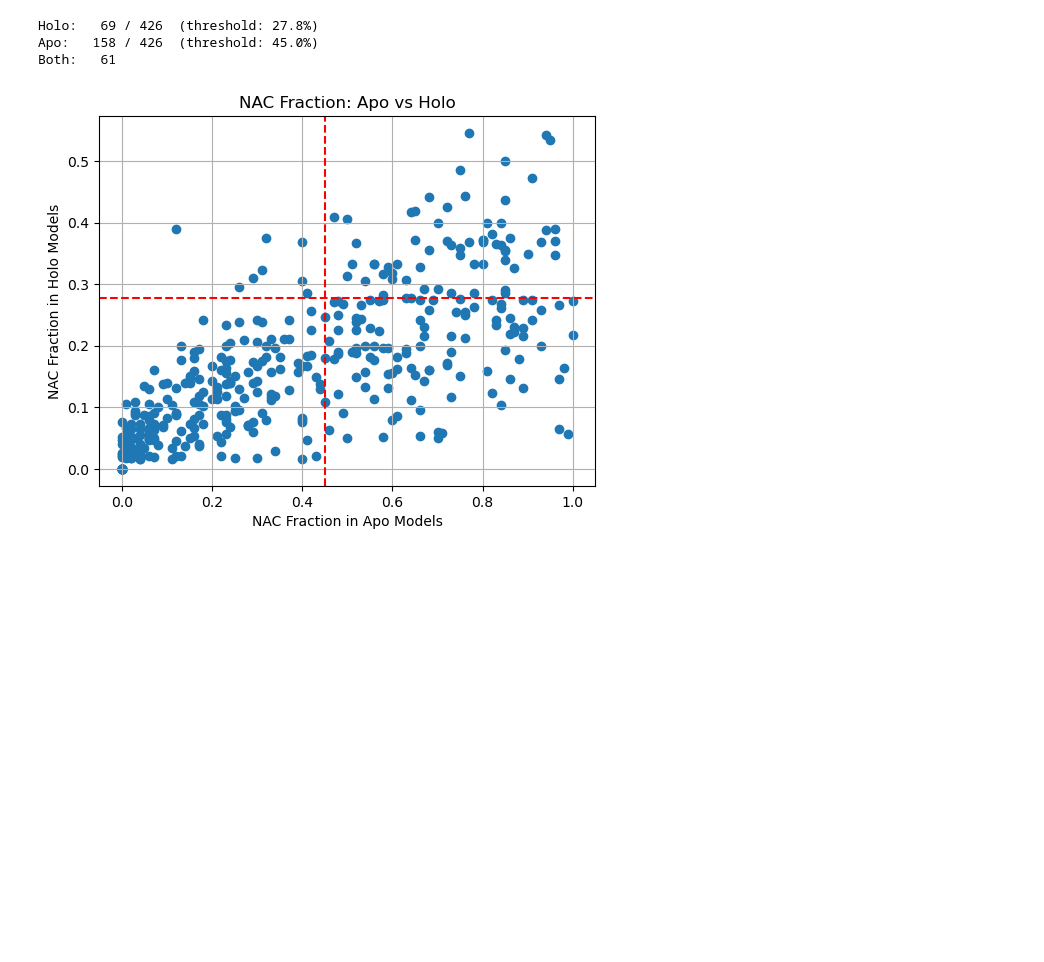
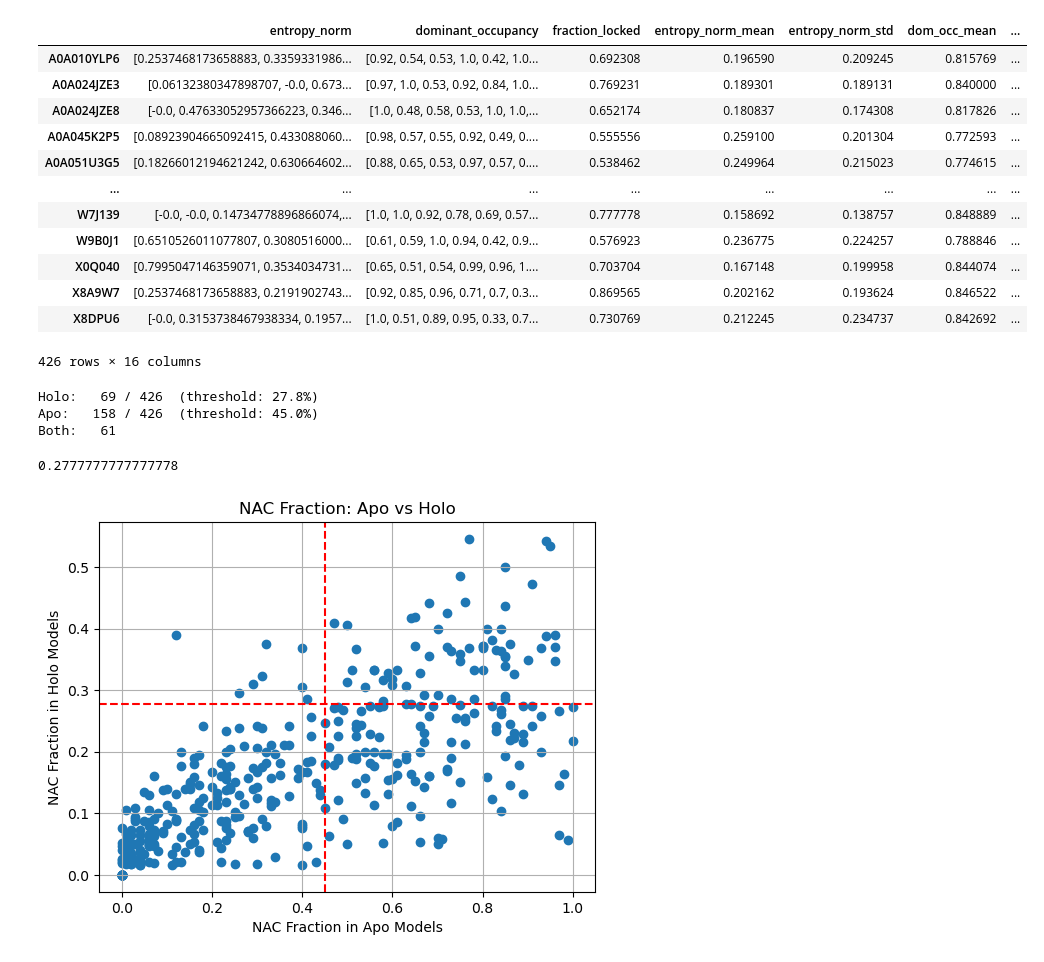
Before and after one commit to hgjiii/NAC_engineering, a Jupyter notebook: analysis_homologs_2_main.ipynb, the cells around one changed output. Drawn from its saved outputs; the diff is of its cells as text; code cells hidden in the pictures; blank space fills up the shorter version.

```diff
--- a/analysis_homologs_2_main.ipynb
+++ b/analysis_homologs_2_main.ipynb
@@ -370,0 +363,18 @@ A0A6G9XT36 =>  NAC_holo: 34.0% (n_conf= 53)  NAC_apo: 85.0% (n_conf=100)
+# %%
+filtered = {k: v for k,v in all_results.items() if v['n_confident_models'] >= 30}
+df = pd.DataFrame.from_dict(filtered, orient='index')
+df
+# %% [output]
+|  | entropy_norm | dominant_occupancy | fraction_locked | entropy_norm_mean | entropy_norm_std | dom_occ_mean | ... |
+| A0A010YLP6 | [0.2537468173658883, 0.3359331986... | [0.92, 0.54, 0.53, 1.0, 0.42, 1.0... | 0.692308 | 0.196590 | 0.209245 | 0.815769 | ... |
+| A0A024JZE3 | [0.06132380347898707, -0.0, 0.673... | [0.97, 1.0, 0.53, 0.92, 0.84, 1.0... | 0.769231 | 0.189301 | 0.189131 | 0.840000 | ... |
+| A0A024JZE8 | [-0.0, 0.47633052957366223, 0.346... | [1.0, 0.48, 0.58, 0.53, 1.0, 1.0,... | 0.652174 | 0.180837 | 0.174308 | 0.817826 | ... |
+| A0A045K2P5 | [0.08923904665092415, 0.433088060... | [0.98, 0.57, 0.55, 0.92, 0.49, 0.... | 0.555556 | 0.259100 | 0.201304 | 0.772593 | ... |
+| A0A051U3G5 | [0.18266012194621242, 0.630664602... | [0.88, 0.65, 0.53, 0.97, 0.57, 0.... | 0.538462 | 0.249964 | 0.215023 | 0.774615 | ... |
+| ... | ... | ... | ... | ... | ... | ... | ... |
+| W7J139 | [-0.0, -0.0, 0.14734778896866074,... | [1.0, 1.0, 0.92, 0.78, 0.69, 0.57... | 0.777778 | 0.158692 | 0.138757 | 0.848889 | ... |
+| W9B0J1 | [0.6510526011077807, 0.3080516000... | [0.61, 0.59, 1.0, 0.94, 0.42, 0.9... | 0.576923 | 0.236775 | 0.224257 | 0.788846 | ... |
+| X0Q040 | [0.7995047146359071, 0.3534034731... | [0.65, 0.51, 0.54, 0.99, 0.96, 1.... | 0.703704 | 0.167148 | 0.199958 | 0.844074 | ... |
+| X8A9W7 | [0.2537468173658883, 0.2191902743... | [0.92, 0.85, 0.96, 0.71, 0.7, 0.3... | 0.869565 | 0.202162 | 0.193624 | 0.846522 | ... |
+| X8DPU6 | [-0.0, 0.3153738467938334, 0.1957... | [1.0, 0.51, 0.89, 0.95, 0.33, 0.7... | 0.730769 | 0.212245 | 0.234737 | 0.842692 | ... |
+426 rows × 16 columns
@@ -414,6 +427,10 @@ print(f"Both:  {len(both):>3d}")
 Holo:   69 / 426  (threshold: 27.8%)
 Apo:   158 / 426  (threshold: 45.0%)
 Both:   61
+# %%
+thr_holo
+# %% [output]
+0.2777777777777778
 # %%
 import matplotlib.pyplot as plt
 
```
Also changed, not shown: parts of 7 cells of this notebook, 40 other files.
